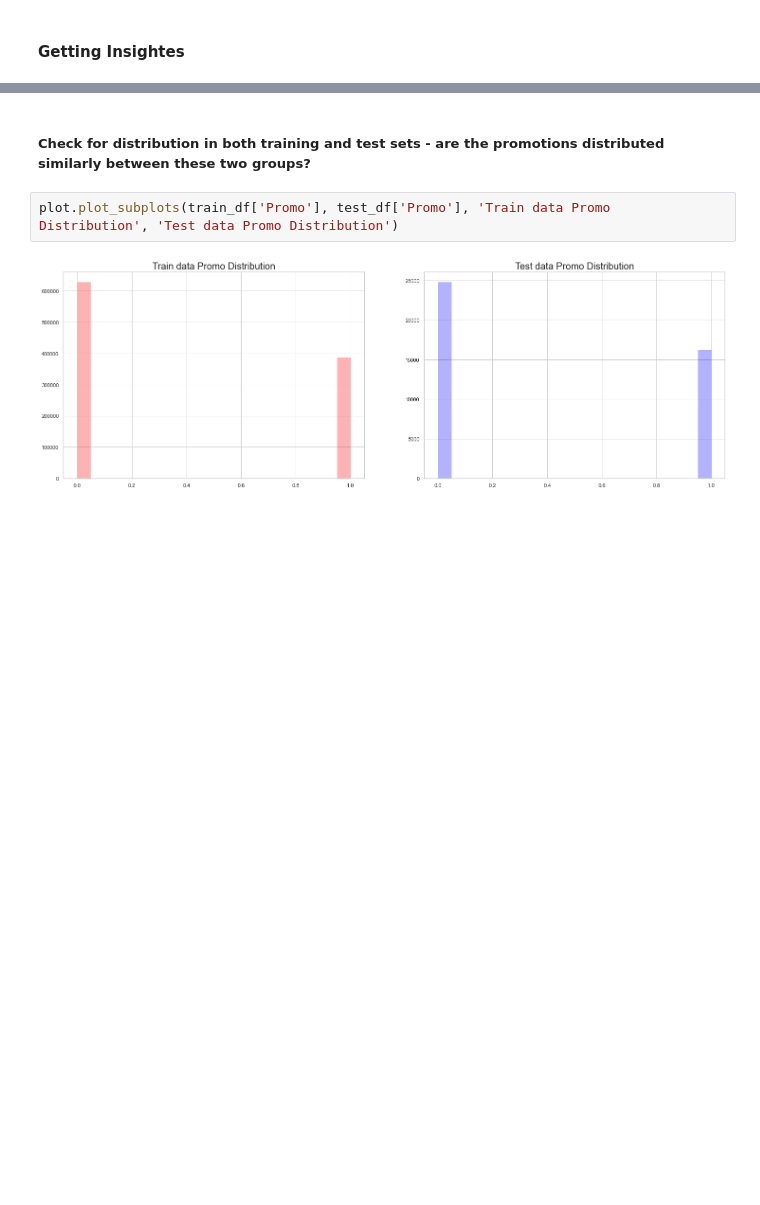
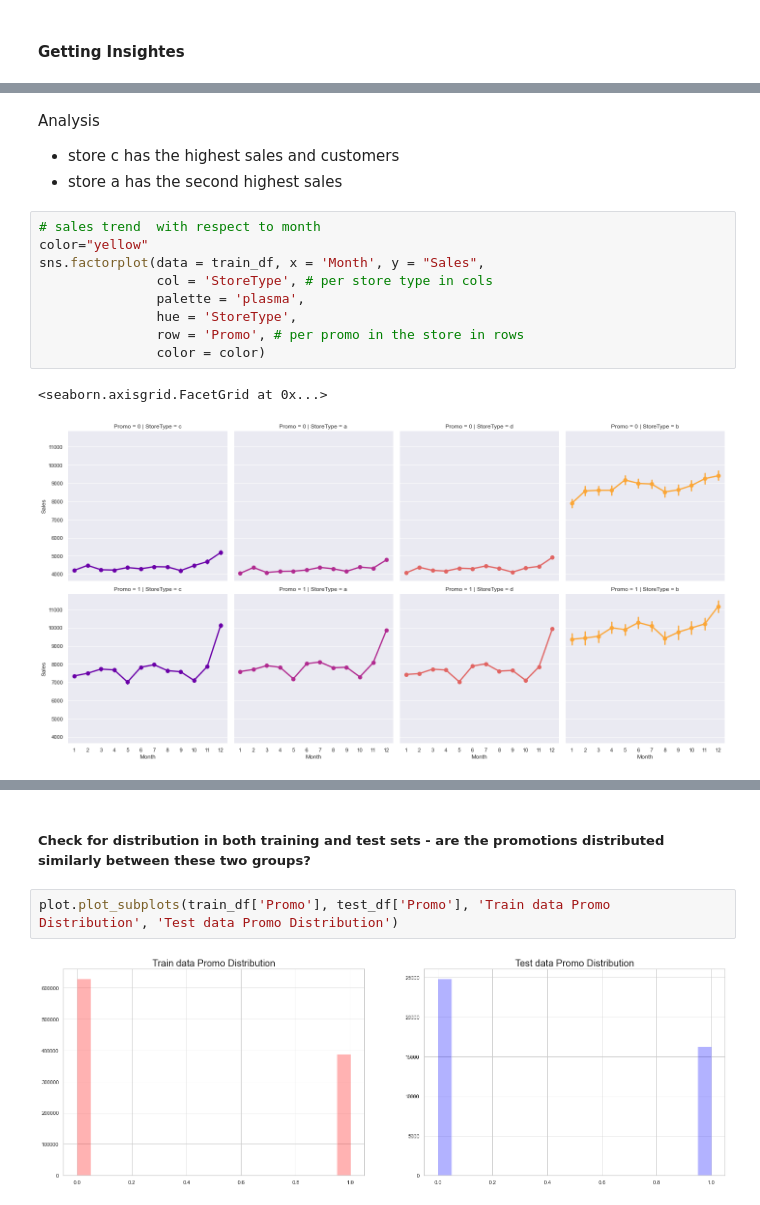
Before and after one commit to tigisthailay/Rossmann-Pharmaceuticals-Sales-prediction, a Jupyter notebook: notebooks/EDA.ipynb, the cells around one changed output, grey strips where cells are left out. Cells and saved outputs as stored; diff of their text form; blank space fills up the shorter version.

```diff
--- a/notebooks/EDA.ipynb
+++ b/notebooks/EDA.ipynb
@@ -294,0 +326,17 @@ plt.show()
+# %% [markdown]
+Analysis
+
+* store c has the highest sales and customers
+* store a has the second highest sales
+# %%
+# sales trend  with respect to month
+color="yellow"
+sns.factorplot(data = train_df, x = 'Month', y = "Sales",
+               col = 'StoreType', # per store type in cols
+               palette = 'plasma',
+               hue = 'StoreType',
+               row = 'Promo', # per promo in the store in rows
+               color = color)
+# %% [output]
+<seaborn.axisgrid.FacetGrid at 0x...>
+[figure, added]
```
Also changed, not shown: parts of 47 cells of this notebook.
